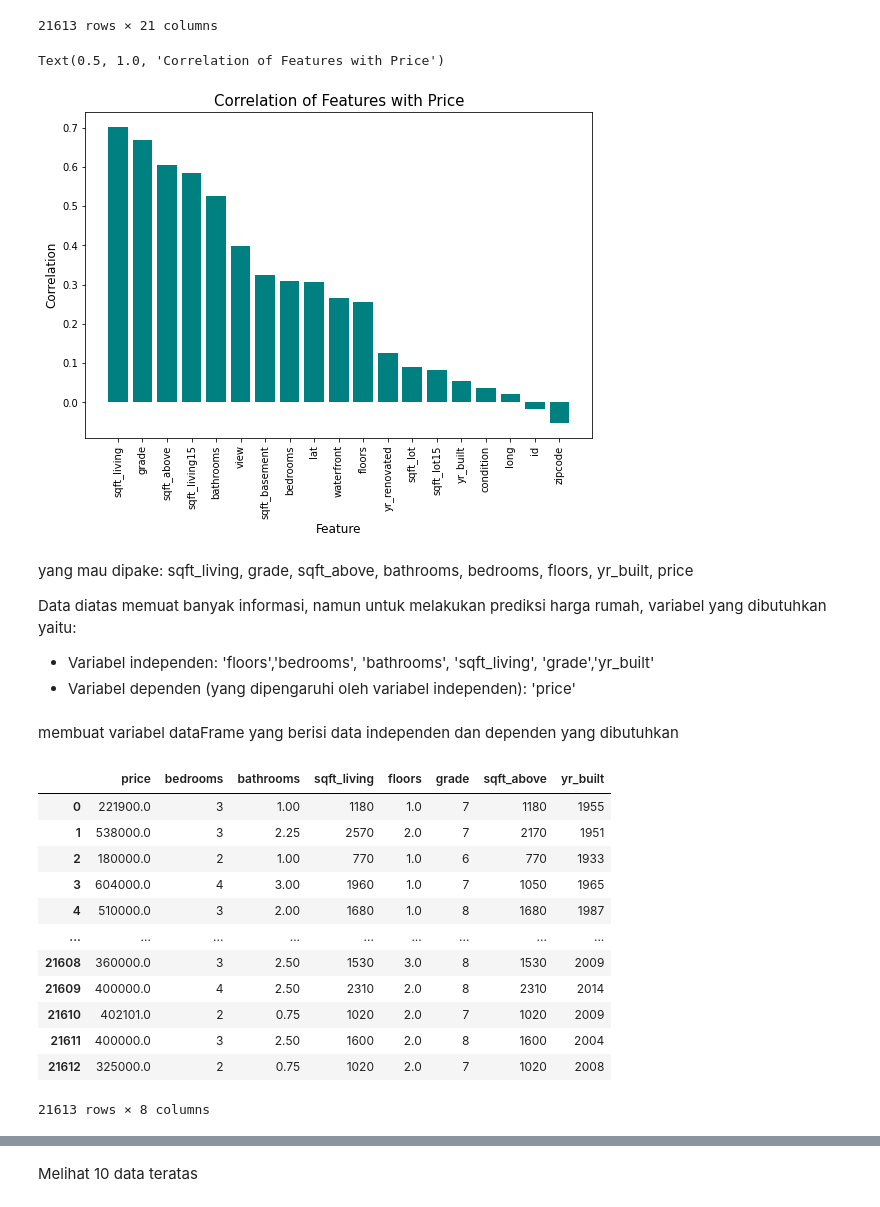
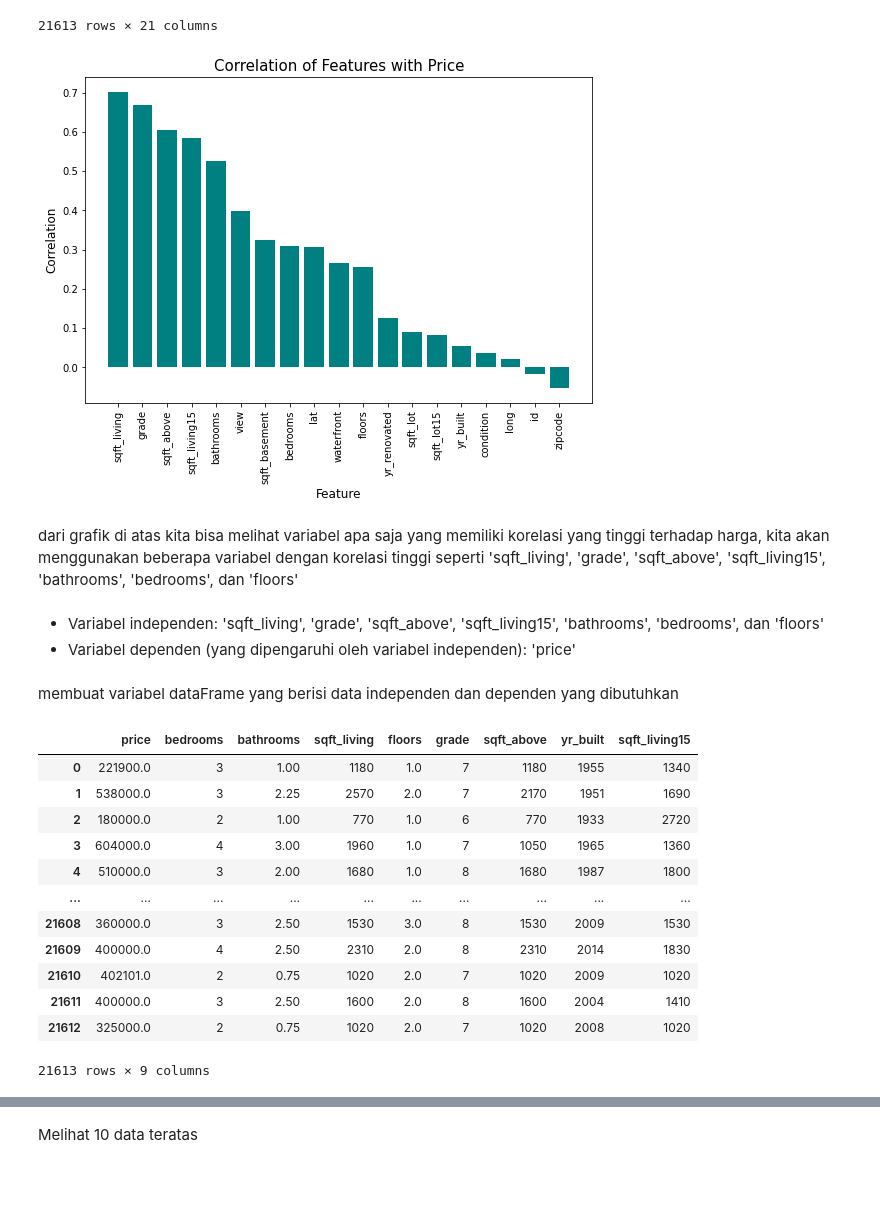
Before and after one commit to GilangAgungS/house-prediction-fix1, a Jupyter notebook: latian_PrediksiHargaRumah new.ipynb, the cells around one changed output, grey strips where cells are left out. Saved outputs shown, nothing was run; the diff lists cells and outputs as text; code cells hidden in the pictures; blank space fills up the shorter version.

Commit message:
penambahan variabel

```diff
--- a/latian_PrediksiHargaRumah new.ipynb
+++ b/latian_PrediksiHargaRumah new.ipynb
@@ -53,7 +53,7 @@ df
 21613 rows × 21 columns
 # %%
 # Melihat variabel yang paling berpengaruh terhadap harga
-cor = df.corr()['price'].sort_values(ascending=False).drop(['price'])
+cor = dataset.corr()['price'].sort_values(ascending=False).drop(['price'])
 f=plt.figure(figsize=(20,6))
 
 f.add_subplot(1,2,1)
@@ -61,39 +61,40 @@ plt.bar(x=list(cor.index), height=list(cor.values), color='teal')
 plt.xticks(rotation=90)
 plt.xlabel('Feature', fontsize=12)
 plt.ylabel('Correlation', fontsize=12)
-yangplt.title('Correlation of Features with Price', fontsize=15)
+plt.title('Correlation of Features with Price', fontsize=15)
+
+
+plt.show()
 # %% [output]
-Text(0.5, 1.0, 'Correlation of Features with Price')
 [figure]
+# %% [markdown]
+dari grafik di atas kita bisa melihat variabel apa saja yang memiliki korelasi yang tinggi terhadap harga, kita akan menggunakan beberapa variabel dengan korelasi tinggi seperti 'sqft_living', 'grade', 'sqft_above', 'sqft_living15', 'bathrooms', 'bedrooms', dan 'floors'
 # %% [markdown]
-yang mau dipake: sqft_living, grade, sqft_above, bathrooms, bedrooms, floors, yr_built, price
 
-Data diatas memuat banyak informasi, namun untuk melakukan prediksi harga rumah, variabel yang dibutuhkan yaitu:
-- Variabel independen: 'floors','bedrooms', 'bathrooms', 'sqft_living', 'grade','yr_built'
+- Variabel independen: 'sqft_living', 'grade', 'sqft_above', 'sqft_living15', 'bathrooms', 'bedrooms', dan 'floors'
 - Variabel dependen (yang dipengaruhi oleh variabel independen): 'price'
 # %% [markdown]
 membuat variabel dataFrame yang berisi data independen dan dependen yang dibutuhkan
 # %%
 # Memuat data dari google drive
 # dataFrame = pd.read_csv('/content/drive/My Drive/latian prediksi harga rumah/kc_house_data.csv', usecols=['floors','bedrooms', 'bathrooms', 'sqft_living', 'grade','yr_built','price'])
 
 # Memuat data dari komputer (local)
-#dataFrame = pd.read_csv('kc_house_data.csv', usecols=['floors','bedrooms', 'bathrooms', 'sqft_living', 'grade','yr_built','price'])
-dataFrame = pd.read_csv('kc_house_data.csv', usecols=['floors','bedrooms', 'bathrooms', 'sqft_living', 'sqft_above', 'grade','yr_built','price'])
+dataFrame = pd.read_csv('kc_house_data.csv', usecols=['sqft_living', 'grade', 'sqft_above', 'sqft_living15', 'bathrooms', 'bedrooms','floors','price', 'yr_built'])
 dataFrame
 # %% [output]
-|  | price | bedrooms | bathrooms | sqft_living | floors | grade | sqft_above | yr_built |
-| 0 | 221900.0 | 3 | 1.00 | 1180 | 1.0 | 7 | 1180 | 1955 |
-| 1 | 538000.0 | 3 | 2.25 | 2570 | 2.0 | 7 | 2170 | 1951 |
-| 2 | 180000.0 | 2 | 1.00 | 770 | 1.0 | 6 | 770 | 1933 |
-| 3 | 604000.0 | 4 | 3.00 | 1960 | 1.0 | 7 | 1050 | 1965 |
-| 4 | 510000.0 | 3 | 2.00 | 1680 | 1.0 | 8 | 1680 | 1987 |
-| ... | ... | ... | ... | ... | ... | ... | ... | ... |
-| 21608 | 360000.0 | 3 | 2.50 | 1530 | 3.0 | 8 | 1530 | 2009 |
-| 21609 | 400000.0 | 4 | 2.50 | 2310 | 2.0 | 8 | 2310 | 2014 |
-| 21610 | 402101.0 | 2 | 0.75 | 1020 | 2.0 | 7 | 1020 | 2009 |
-| 21611 | 400000.0 | 3 | 2.50 | 1600 | 2.0 | 8 | 1600 | 2004 |
-| 21612 | 325000.0 | 2 | 0.75 | 1020 | 2.0 | 7 | 1020 | 2008 |
+|  | price | bedrooms | bathrooms | sqft_living | floors | grade | sqft_above | yr_built | sqft_living15 |
+| 0 | 221900.0 | 3 | 1.00 | 1180 | 1.0 | 7 | 1180 | 1955 | 1340 |
+| 1 | 538000.0 | 3 | 2.25 | 2570 | 2.0 | 7 | 2170 | 1951 | 1690 |
+| 2 | 180000.0 | 2 | 1.00 | 770 | 1.0 | 6 | 770 | 1933 | 2720 |
+| 3 | 604000.0 | 4 | 3.00 | 1960 | 1.0 | 7 | 1050 | 1965 | 1360 |
+| 4 | 510000.0 | 3 | 2.00 | 1680 | 1.0 | 8 | 1680 | 1987 | 1800 |
+| ... | ... | ... | ... | ... | ... | ... | ... | ... | ... |
+| 21608 | 360000.0 | 3 | 2.50 | 1530 | 3.0 | 8 | 1530 | 2009 | 1530 |
+| 21609 | 400000.0 | 4 | 2.50 | 2310 | 2.0 | 8 | 2310 | 2014 | 1830 |
+| 21610 | 402101.0 | 2 | 0.75 | 1020 | 2.0 | 7 | 1020 | 2009 | 1020 |
+| 21611 | 400000.0 | 3 | 2.50 | 1600 | 2.0 | 8 | 1600 | 2004 | 1410 |
+| 21612 | 325000.0 | 2 | 0.75 | 1020 | 2.0 | 7 | 1020 | 2008 | 1020 |
-21613 rows × 8 columns
+21613 rows × 9 columns
 # %% [markdown]
 Penjelasan dari kolom diatas:
```
Also changed, not shown: parts of 86 cells of this notebook.
